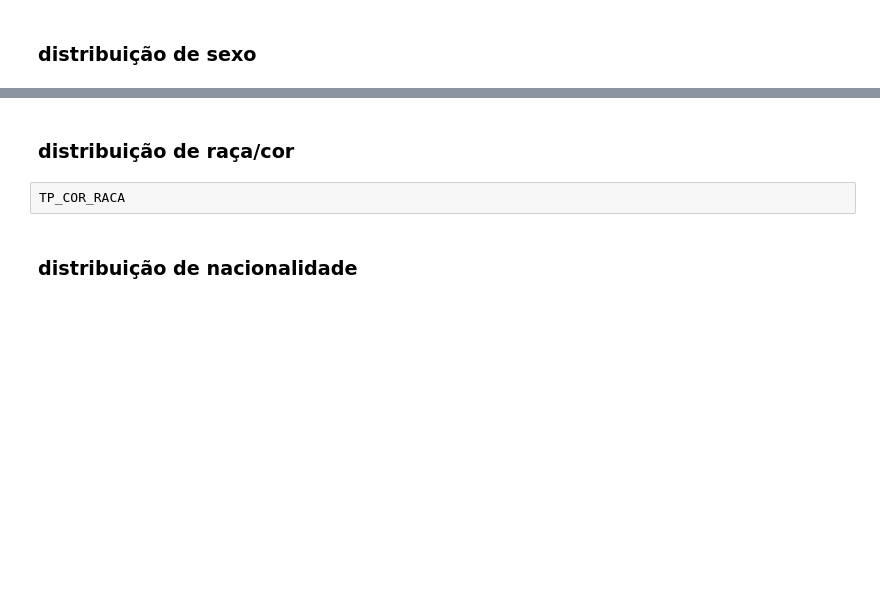
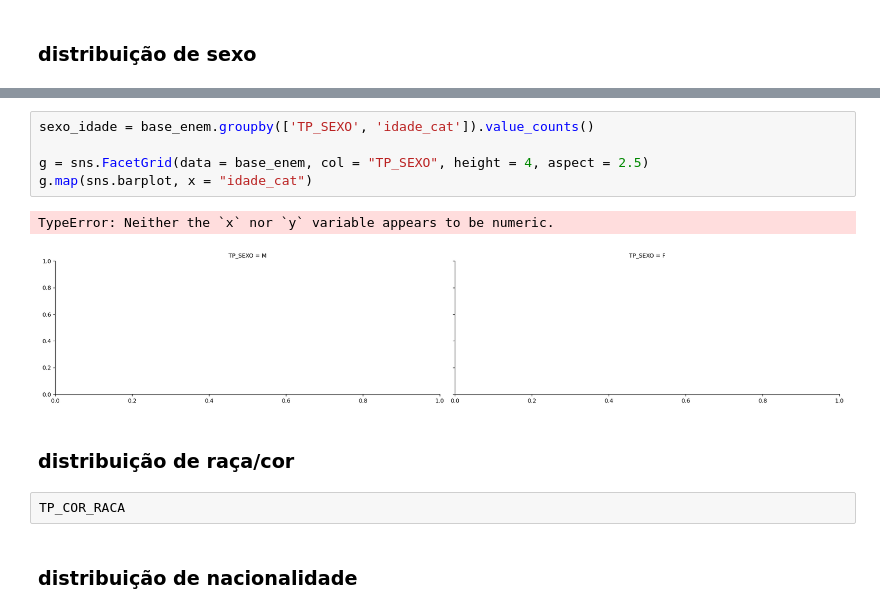
Before and after one commit to leticiafaria7/case-enem, a Jupyter notebook: analises-enem.ipynb, the cells around one changed output, grey strips where cells are left out. Saved outputs shown, nothing was run; the diff lists cells and outputs as text; blank space fills up the shorter version.

```diff
--- a/analises-enem.ipynb
+++ b/analises-enem.ipynb
@@ -384,3 +374,11 @@ TP_SEXO
+# %%
+sexo_idade = base_enem.groupby(['TP_SEXO', 'idade_cat']).value_counts()
+
+g = sns.FacetGrid(data = base_enem, col = "TP_SEXO", height = 4, aspect = 2.5)
+g.map(sns.barplot, x = "idade_cat")
+# %% [output]
+TypeError: Neither the `x` nor `y` variable appears to be numeric.
+[figure, added]
 # %% [markdown]
 ### distribuição de raça/cor
 # %%
```
Also changed, not shown: parts of 18 cells of this notebook.
